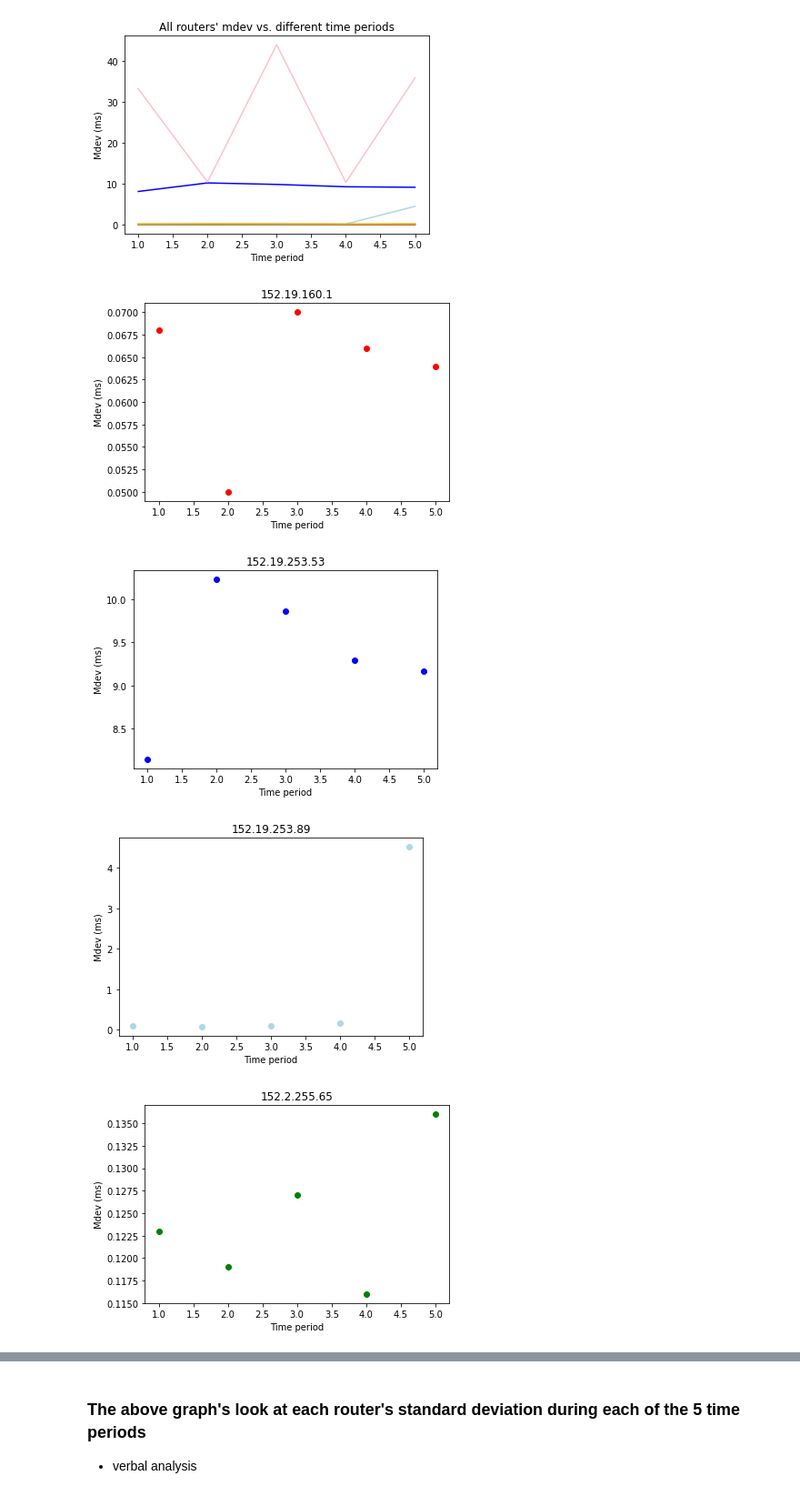
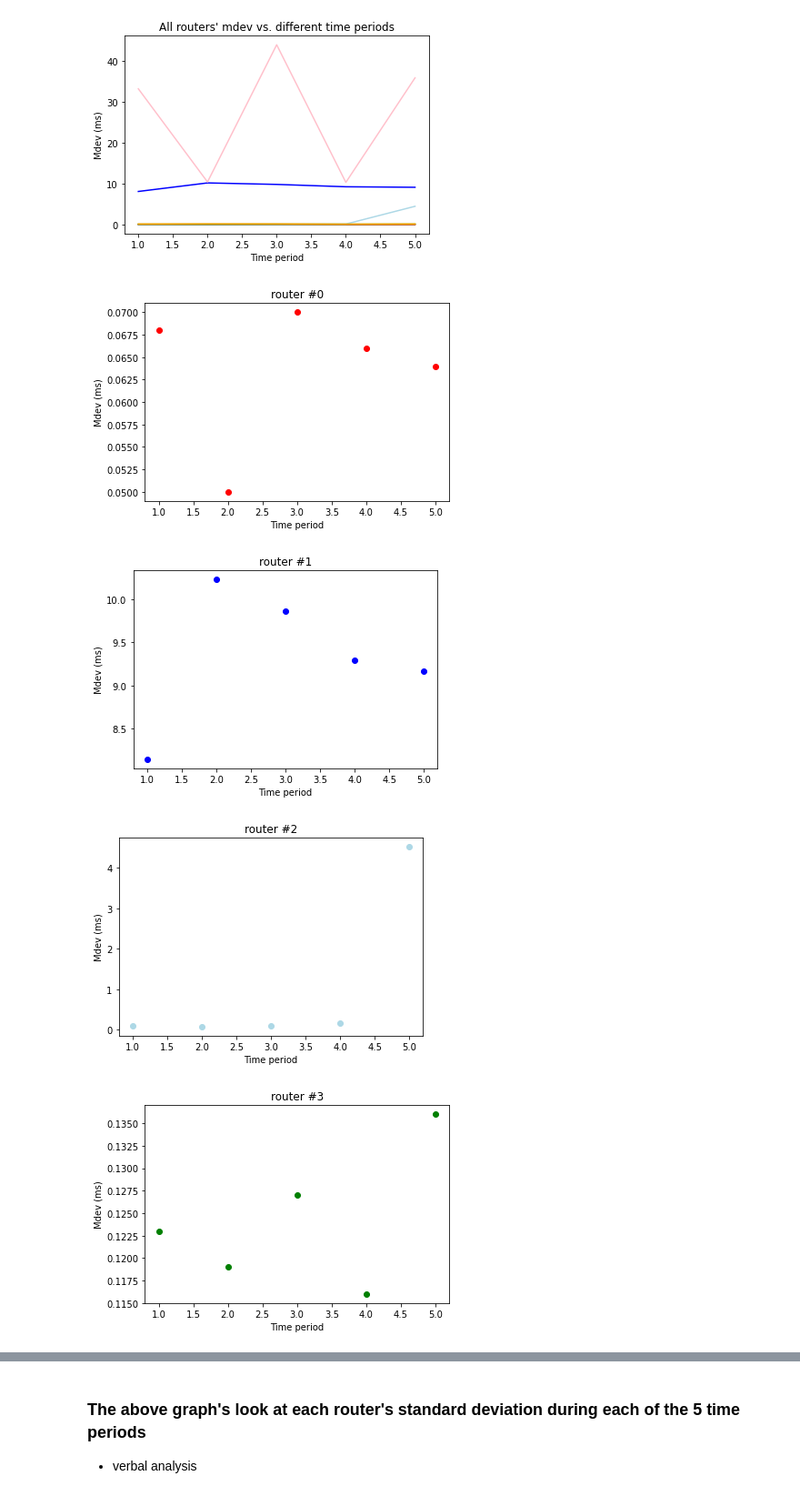
Before and after one commit to aghayes/comp431-ec, a Jupyter notebook: Ping_TraceRoute_Analysis.ipynb, the cells around one changed output, grey strips where cells are left out. Shown at 91% size. Saved outputs shown, nothing was run; the diff lists cells and outputs as text; code cells hidden in the pictures.

```diff
--- a/Ping_TraceRoute_Analysis.ipynb
+++ b/Ping_TraceRoute_Analysis.ipynb
@@ -224,7 +224,7 @@ colors = ['red','blue','lightblue','green','orange','pink']
 for i in range(6):
     delay = []
     for a in app:
-        title = a['ip'][i]
+        title = "router #"+str(i)
         delay.append(a['min'][i])
     plt.scatter([1,2,3,4,5], delay, c=colors[i])
     plt.title(title)
@@ -246,7 +246,7 @@ colors = ['red','blue','lightblue','green','orange','pink']
 for i in range(6):
     delay = []
     for a in app:
-        title = a['ip'][i]
+        title = "router #"+str(i)
         delay.append(a['min'][i])
     plt.plot([1,2,3,4,5], delay, c=colors[i])
     plt.title("All routers' max delay vs. different time periods")
@@ -259,7 +259,7 @@ colors = ['red','blue','lightblue','green','orange','pink']
 for i in range(6):
     delay = []
     for a in app:
-        title = a['ip'][i]
+        title = "router #"+str(i)
         delay.append(a['max'][i])
     plt.scatter([1,2,3,4,5], delay, c=colors[i])
     plt.title(title)
@@ -281,7 +281,7 @@ colors = ['red','blue','lightblue','green','orange','pink']
 for i in range(6):
     delay = []
     for a in app:
-        title = a['ip'][i]
+        title = "router #"+str(i)
         delay.append(a['mdev'][i])
     plt.plot([1,2,3,4,5], delay, c=colors[i])
     plt.title("All routers' mdev vs. different time periods")
@@ -292,17 +292,17 @@ for i in range(6):
 # %%
 colors = ['red','blue','lightblue','green','orange','pink']
 for i in range(6):
     delay = []
     for a in app:
-        title = a['ip'][i]
+        title = "router #"+str(i)
         delay.append(a['mdev'][i])
     plt.scatter([1,2,3,4,5], delay, c=colors[i])
     plt.title(title)
     plt.xlabel("Time period")
     plt.ylabel("Mdev (ms)")
     plt.show()
 # %% [output]
-[figure, old version]
+[figure, new version]
-[figure, old version]
+[figure, new version]
-[figure, old version]
+[figure, new version]
-[figure, old version]
+[figure, new version]
```
Also changed, not shown: parts of 24 cells of this notebook.
